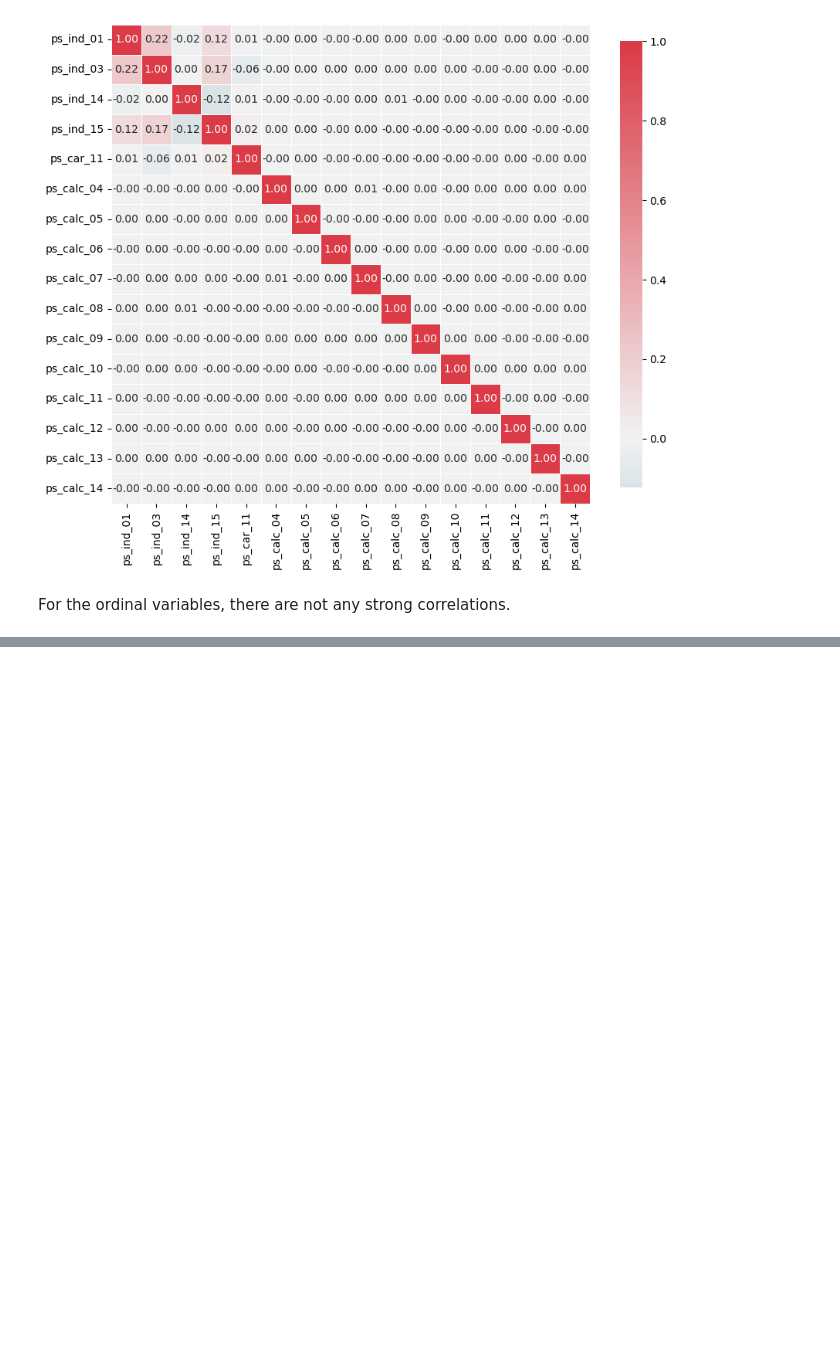
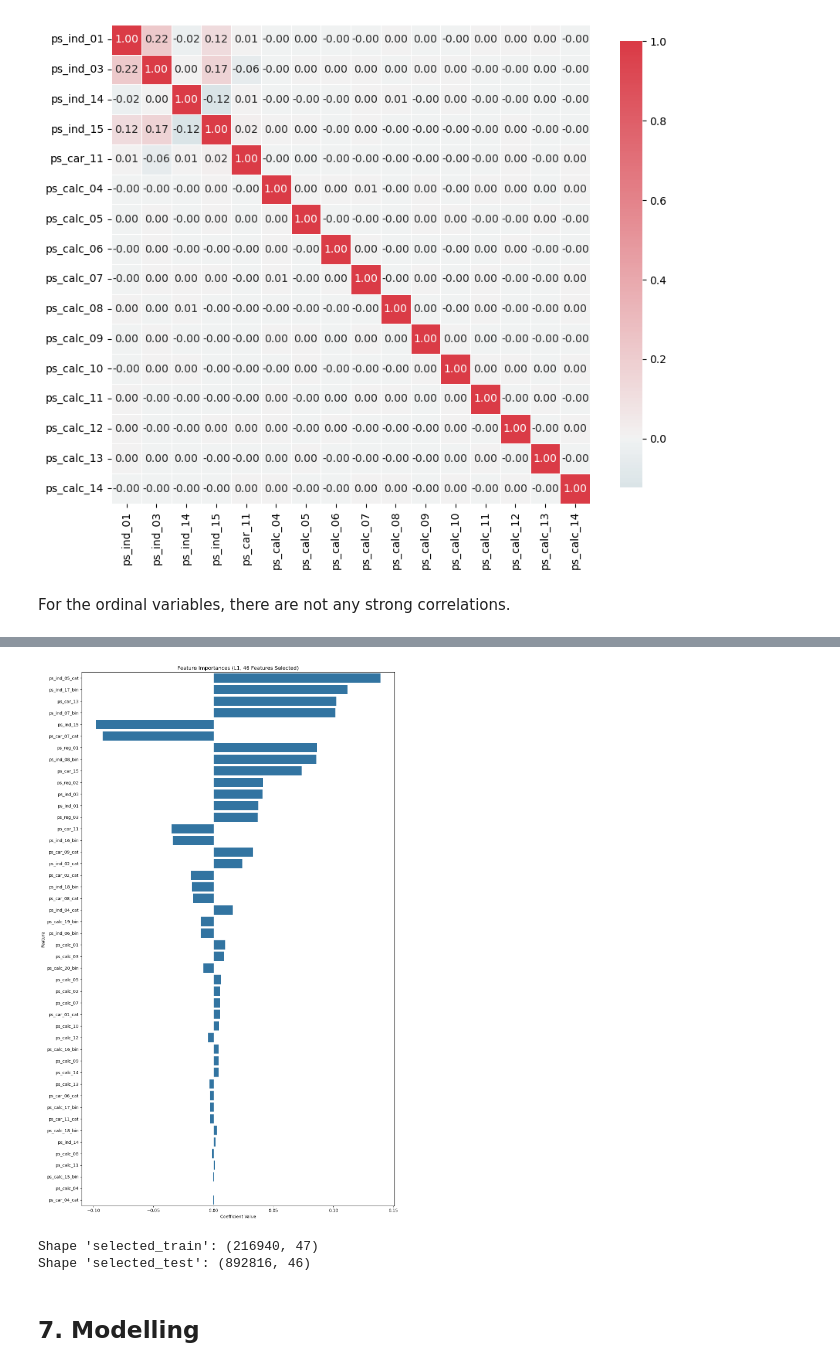
Before and after one commit to uyaware/Data-Mining-Project-Porto-Seguro-s-Safe-Driver-Prediction, a Jupyter notebook: data-preparation-exploration.ipynb, the cells around one changed output, grey strips where cells are left out. Saved outputs shown, nothing was run; the diff lists cells and outputs as text; code cells hidden in the pictures; blank space fills up the shorter version.

```diff
--- a/data-mining-classification.ipynb
+++ b/data-preparation-exploration.ipynb
@@ -470,7 +453,10 @@ plt.show()
 # %%
 # Dropping the variables with too many missing values
 vars_to_drop = ['ps_car_03_cat', 'ps_car_05_cat']
+
 train.drop(vars_to_drop, axis=1, inplace=True)
+test.drop(vars_to_drop, axis=1, inplace=True)
+
 meta.loc[(vars_to_drop),'keep'] = False  # Updating the meta
 # %%
 # Imputing with the mean or mode
@@ -524,0 +517,9 @@ For the ordinal variables, there are not any strong correlations.
+# %%
+selector = VarianceThreshold(threshold=.01)
+selector.fit(train.drop(['id', 'target'], axis=1)) # Fit to train without id and target variables
+
+f = np.vectorize(lambda x : not x) # Function to toggle boolean array elements
+
+v = train.drop(['id', 'target'], axis=1).columns[f(selector.get_support())]
+print('{} variables have too low variance.'.format(len(v)))
+print('These variables are {}'.format(list(v)))
@@ -524,0 +529,4 @@ For the ordinal variables, there are not any strong correlations.
+# %%
+train.drop(columns=v, inplace=True)
+test.drop(columns=v, inplace=True)
+meta.loc[v, 'keep'] = False
@@ -524,0 +535,3 @@ For the ordinal variables, there are not any strong correlations.
+# %%
+train.drop(columns='id', inplace=True)
+test.drop(columns='id', inplace=True)
@@ -524,0 +565,54 @@ For the ordinal variables, there are not any strong correlations.
+# %%
+y = train['target']
+X = train.drop(columns=['target'])
+feature_names = X.columns
+
+scaler = StandardScaler()
+X_scaled = scaler.fit_transform(X)
+
+l1_model = LogisticRegression(
+    penalty='l1',
+    solver='liblinear',
+    C=0.1,
+    random_state=42
+)
+
+l1_model.fit(X_scaled, y)
+
+coefficients = l1_model.coef_[0]
+
+l1_importance_df = pd.DataFrame({
+    'feature': feature_names,
+    'coefficient': coefficients
+})
+
+selected_features_df = l1_importance_df[l1_importance_df['coefficient'] != 0].copy()
+
+selected_features_df['abs_coefficient'] = selected_features_df['coefficient'].abs()
+selected_features_sorted = selected_features_df.sort_values(by='abs_coefficient', ascending=False)
+
+plot_height = max(8, len(selected_features_sorted) * 0.4) # 0.4 inch / feature
+
+plt.figure(figsize=(12, plot_height))
+sns.barplot(x='coefficient', y='feature', data=selected_features_sorted)
+plt.title(f'Feature Importances (L1, {len(selected_features_sorted)} Features Selected)')
+plt.xlabel('Coefficient Value')
+plt.ylabel('Feature')
+plt.tight_layout()
+plt.show()
+
+selected_feature_names = selected_features_sorted['feature'].tolist()
+
+final_train_cols = selected_feature_names + ['target']
+selected_train = train[final_train_cols].copy()
+
+selected_test = test[selected_feature_names].copy()
+
+print(f"Shape 'selected_train': {selected_train.shape}")
+print(f"Shape 'selected_test': {selected_test.shape}")
+# %% [output]
+[figure, added]
+Shape 'selected_train': (216940, 47)
+Shape 'selected_test': (892816, 46)
+# %% [markdown]
+## 7. Modelling
```
Also changed, not shown: parts of 22 cells of this notebook.
